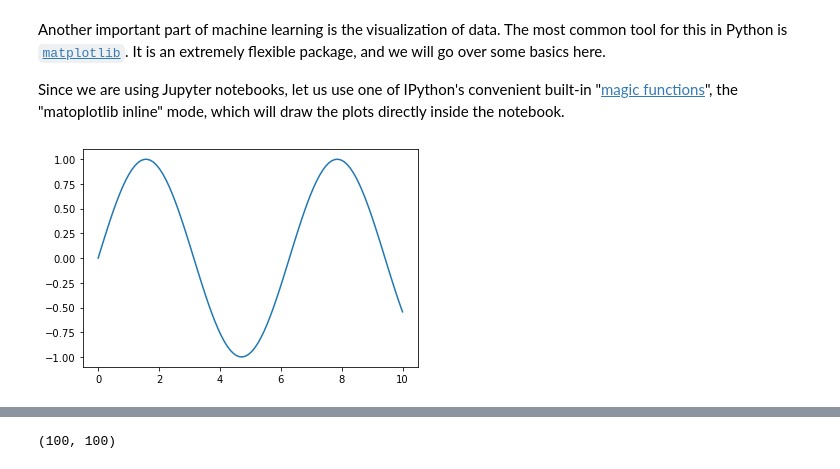
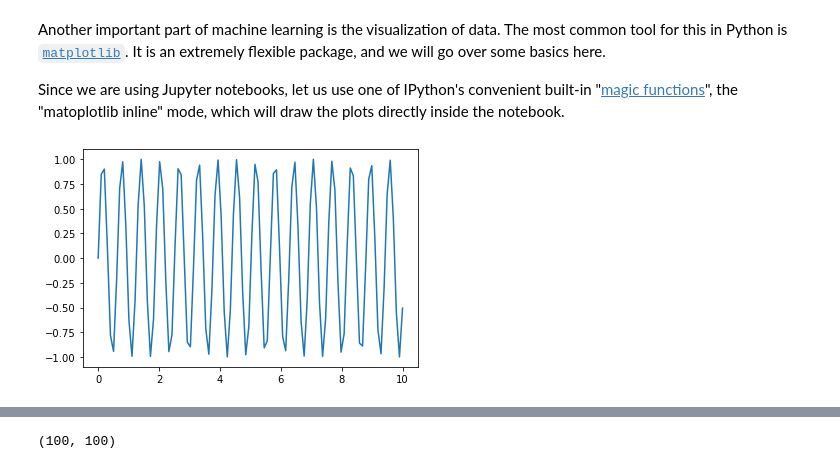
Before and after one commit to ChinmayDharmik/Trimester_2, a Jupyter notebook: Concepts_in_AIML/Week_01/Week1.ipynb, the cells around one changed output, grey strips where cells are left out. Saved outputs shown, nothing was run; the diff lists cells and outputs as text; code cells hidden in the pictures.

```diff
--- a/Concepts_in_AIML/Week_01/Week1.ipynb
+++ b/Concepts_in_AIML/Week_01/Week1.ipynb
@@ -274,9 +285,9 @@ import matplotlib.pyplot as plt
 # %%
 # Plotting a line
 x = np.linspace(0, 10, 100)
-plt.plot(x, np.sin(x));
+plt.plot(x, np.sin(10*x));
 # %% [output]
-[figure, old version]
+[figure, new version]
 # %%
 # Scatter-plot points
 x = np.random.normal(size=500)
```
Also changed, not shown: parts of 15 cells of this notebook, 1 other file.
